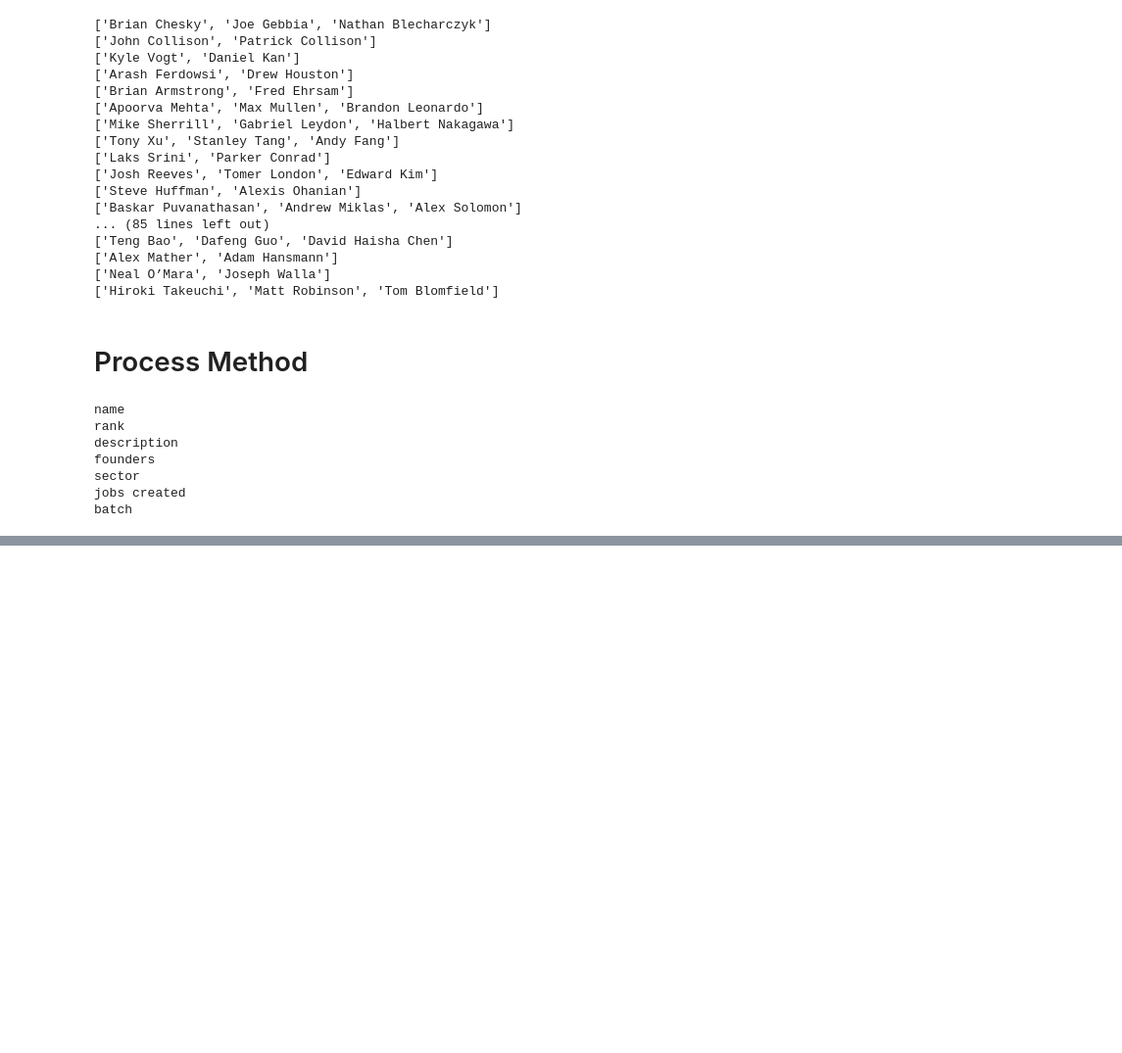
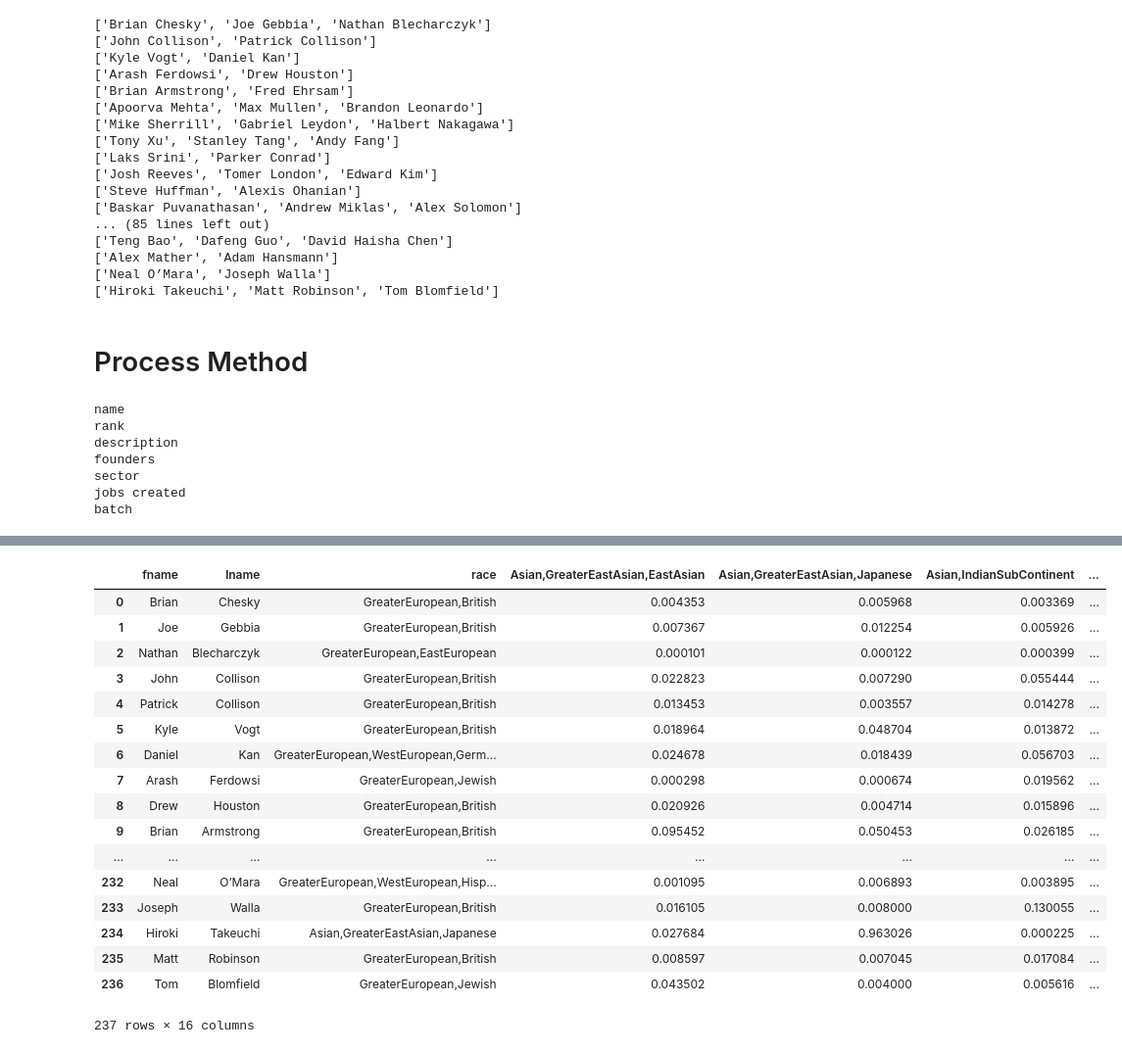
Before and after one commit to arush15june/EthnicJudger, a Jupyter notebook: EthnicityJudger.ipynb, the cells around one changed output, grey strips where cells are left out. Shown at 98% size. Drawn from its saved outputs; the diff is of its cells as text; code cells hidden in the pictures; blank space fills up the shorter version.

```diff
--- a/EthnicityJudger.ipynb
+++ b/EthnicityJudger.ipynb
@@ -186,0 +175,14 @@ S2011
+# %%
+companyDF = pd.read_csv('top100.csv')
+# %%
+founder_names = {
+    'fname': [],
+    'lname': []
+}
+for founders in companyDF['founders']:
+    for founder in eval(founders):
+        name_parts = founder.split()
+        founder_names['fname'].append(name_parts[0])
+        founder_names['lname'].append(name_parts[-1])
+
+founderDF = pd.DataFrame(founder_names)
@@ -186,0 +212,2 @@ S2011
+# %%
+wiki_model = pred_wiki_name(founderDF, 'fname', 'lname')
@@ -186,0 +216,21 @@ S2011
+# %%
+wiki_model
+# %% [output]
+|  | fname | lname | race | Asian,GreaterEastAsian,EastAsian | Asian,GreaterEastAsian,Japanese | Asian,IndianSubContinent | ... |
+| 0 | Brian | Chesky | GreaterEuropean,British | 0.004353 | 0.005968 | 0.003369 | ... |
+| 1 | Joe | Gebbia | GreaterEuropean,British | 0.007367 | 0.012254 | 0.005926 | ... |
+| 2 | Nathan | Blecharczyk | GreaterEuropean,EastEuropean | 0.000101 | 0.000122 | 0.000399 | ... |
+| 3 | John | Collison | GreaterEuropean,British | 0.022823 | 0.007290 | 0.055444 | ... |
+| 4 | Patrick | Collison | GreaterEuropean,British | 0.013453 | 0.003557 | 0.014278 | ... |
+| 5 | Kyle | Vogt | GreaterEuropean,British | 0.018964 | 0.048704 | 0.013872 | ... |
+| 6 | Daniel | Kan | GreaterEuropean,WestEuropean,Germ... | 0.024678 | 0.018439 | 0.056703 | ... |
+| 7 | Arash | Ferdowsi | GreaterEuropean,Jewish | 0.000298 | 0.000674 | 0.019562 | ... |
+| 8 | Drew | Houston | GreaterEuropean,British | 0.020926 | 0.004714 | 0.015896 | ... |
+| 9 | Brian | Armstrong | GreaterEuropean,British | 0.095452 | 0.050453 | 0.026185 | ... |
+| ... | ... | ... | ... | ... | ... | ... | ... |
+| 232 | Neal | O’Mara | GreaterEuropean,WestEuropean,Hisp... | 0.001095 | 0.006893 | 0.003895 | ... |
+| 233 | Joseph | Walla | GreaterEuropean,British | 0.016105 | 0.008000 | 0.130055 | ... |
+| 234 | Hiroki | Takeuchi | Asian,GreaterEastAsian,Japanese | 0.027684 | 0.963026 | 0.000225 | ... |
+| 235 | Matt | Robinson | GreaterEuropean,British | 0.008597 | 0.007045 | 0.017084 | ... |
+| 236 | Tom | Blomfield | GreaterEuropean,Jewish | 0.043502 | 0.004000 | 0.005616 | ... |
+237 rows × 16 columns
```
Also changed, not shown: parts of 16 cells of this notebook, 1 other file.
